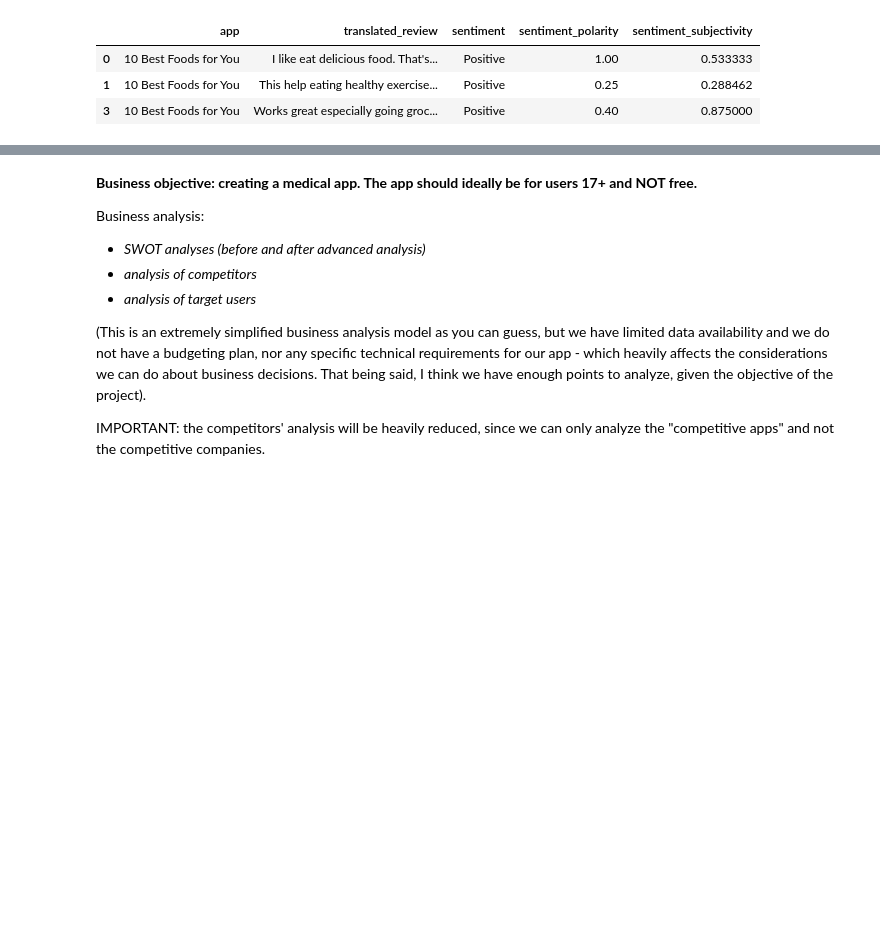
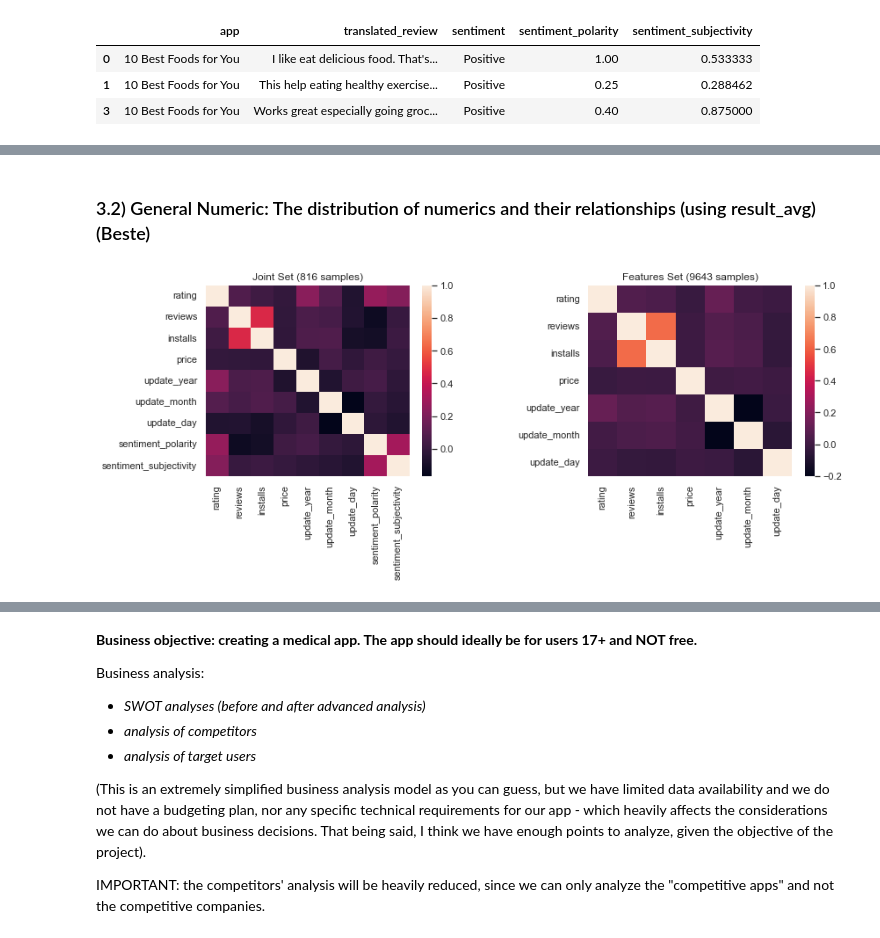
Before and after one commit to GOliviero92/Google-Apps-Analysis, a Jupyter notebook: data_analysis.ipynb, the cells around one changed output, grey strips where cells are left out. Drawn from its saved outputs; the diff is of its cells as text; code cells hidden in the pictures; blank space fills up the shorter version.

```diff
--- a/data_analysis.ipynb
+++ b/data_analysis.ipynb
@@ -149,2 +120,23 @@ highest_rated
 # %%
 warnings.simplefilter(action='ignore', category=FutureWarning)
+# %% [markdown]
+### 3.2) General Numeric: The distribution of numerics and their relationships (using result_avg) (Beste)
+# %%
+# set seaborn properties
+sns.set_theme(style="dark")
+sns.set_context('notebook')
+sns.set_palette('colorblind')
+
+# plot pairwise correlations
+fig, (ax0, ax1) = plt.subplots(nrows=1, ncols=2, sharey=False, figsize=(13,4))
+
+sns.heatmap(result_avg.corr(), ax=ax0)
+ax0.set(title="Joint Set (%i samples)" %len(result_avg))
+
+sns.heatmap(df_feature.corr(), ax=ax1)
+ax1.set(title="Features Set (%i samples)" %len(df_feature))
+
+plt.subplots_adjust(wspace=.5)
+plt.show();
+# %% [output]
+[figure, added]
```
Also changed, not shown: parts of 67 cells of this notebook.
